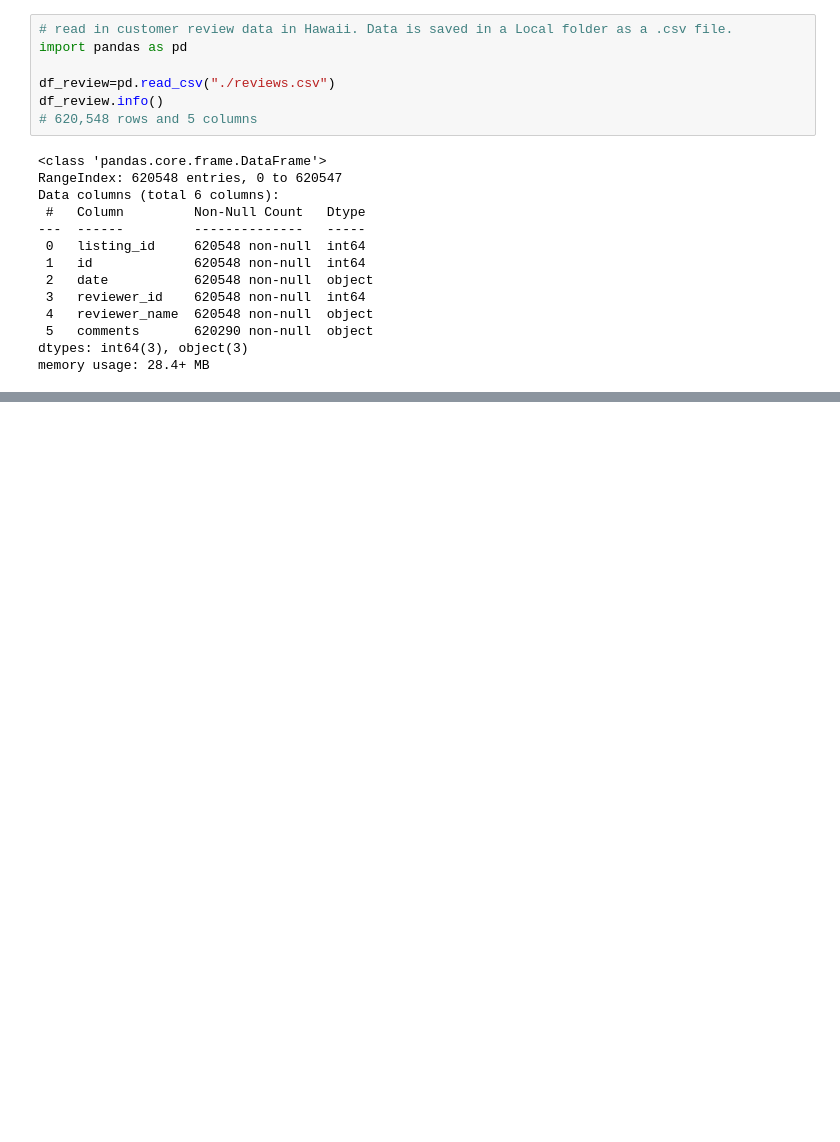
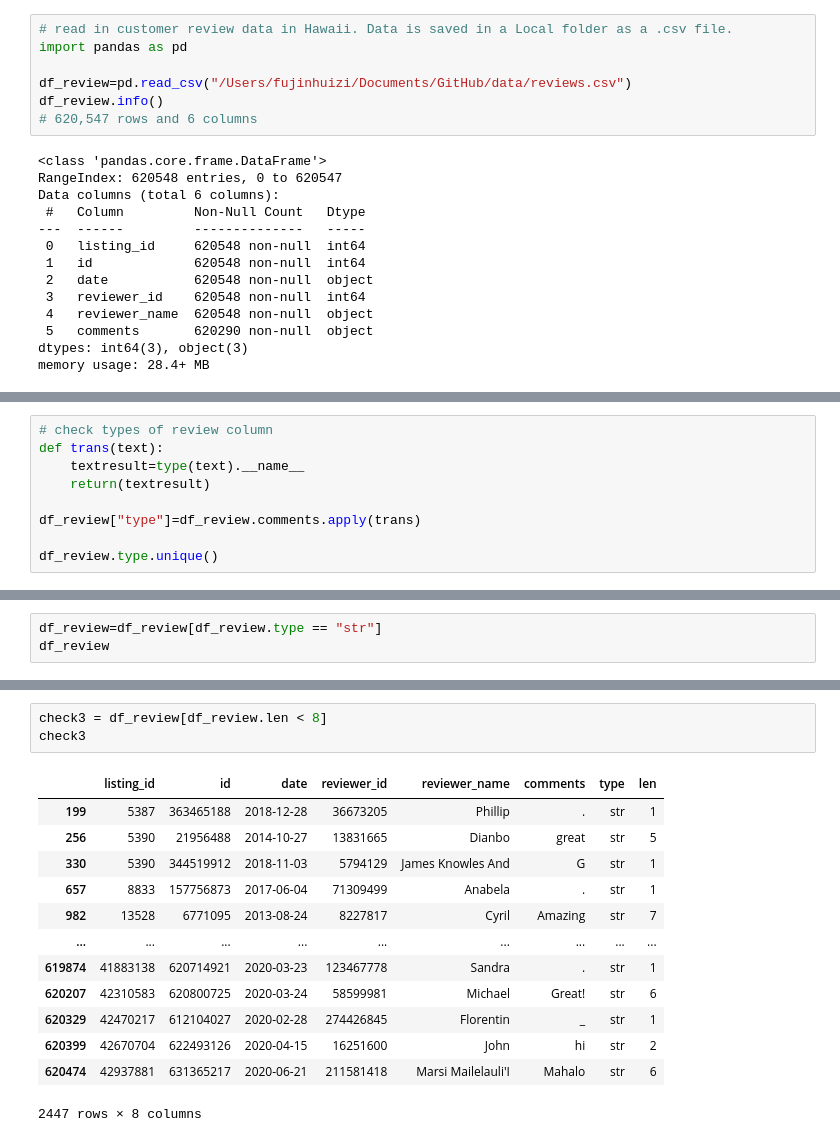
Before and after one commit to jinhuizi-fu/fun_projects, a Jupyter notebook: 1_airbnb_review_analysis/Airbnb_review_text_mining.ipynb, the cells around one changed output, grey strips where cells are left out. Drawn from its saved outputs; the diff is of its cells as text; blank space fills up the shorter version.

```diff
--- a/1_airbnb_review_analysis/Airbnb_review_text_mining.ipynb
+++ b/1_airbnb_review_analysis/Airbnb_review_text_mining.ipynb
@@ -11,9 +18,9 @@ Data was downloaded from this website: http://insideairbnb.com/get-the-data.html
 # read in customer review data in Hawaii. Data is saved in a Local folder as a .csv file.
 import pandas as pd
 
-df_review=pd.read_csv("./reviews.csv")
+df_review=pd.read_csv("/Users/fujinhuizi/Documents/GitHub/data/reviews.csv")
 df_review.info()
-# 620,548 rows and 5 columns
+# 620,547 rows and 6 columns
 # %% [output]
 <class 'pandas.core.frame.DataFrame'>
 RangeIndex: 620548 entries, 0 to 620547
@@ -46,3 +52,12 @@ df_review.dropna()
 | 620546 | 43894616 | 635272463 | 2020-07-05 | 10157021 | Amber | Aloha,\n\nBrittany’s place was ab... |
 | 620547 | 44021923 | 634106511 | 2020-07-02 | 132583532 | Monique | This rental is absolutely beautif... |
 620290 rows × 6 columns
+# %%
+# check types of review column
+def trans(text):
+    textresult=type(text).__name__
+    return(textresult)
+
+df_review["type"]=df_review.comments.apply(trans)
+
+df_review.type.unique()
@@ -48,0 +85,3 @@ df_review.dropna()
+# %%
+df_review=df_review[df_review.type == "str"]
+df_review
@@ -52,0 +117,17 @@ TypeError: object of type 'float' has no len()
+# %%
+check3 = df_review[df_review.len < 8]
+check3
+# %% [output]
+|  | listing_id | id | date | reviewer_id | reviewer_name | comments | type | len |
+| 199 | 5387 | 363465188 | 2018-12-28 | 36673205 | Phillip | . | str | 1 |
+| 256 | 5390 | 21956488 | 2014-10-27 | 13831665 | Dianbo | great | str | 5 |
+| 330 | 5390 | 344519912 | 2018-11-03 | 5794129 | James Knowles And | G | str | 1 |
+| 657 | 8833 | 157756873 | 2017-06-04 | 71309499 | Anabela | . | str | 1 |
+| 982 | 13528 | 6771095 | 2013-08-24 | 8227817 | Cyril | Amazing | str | 7 |
+| ... | ... | ... | ... | ... | ... | ... | ... | ... |
+| 619874 | 41883138 | 620714921 | 2020-03-23 | 123467778 | Sandra | . | str | 1 |
+| 620207 | 42310583 | 620800725 | 2020-03-24 | 58599981 | Michael | Great! | str | 6 |
+| 620329 | 42470217 | 612104027 | 2020-02-28 | 274426845 | Florentin | _ | str | 1 |
+| 620399 | 42670704 | 622493126 | 2020-04-15 | 16251600 | John | hi | str | 2 |
+| 620474 | 42937881 | 631365217 | 2020-06-21 | 211581418 | Marsi Mailelauli'I | Mahalo | str | 6 |
+2447 rows × 8 columns
```
Also changed, not shown: parts of 9 cells of this notebook.
